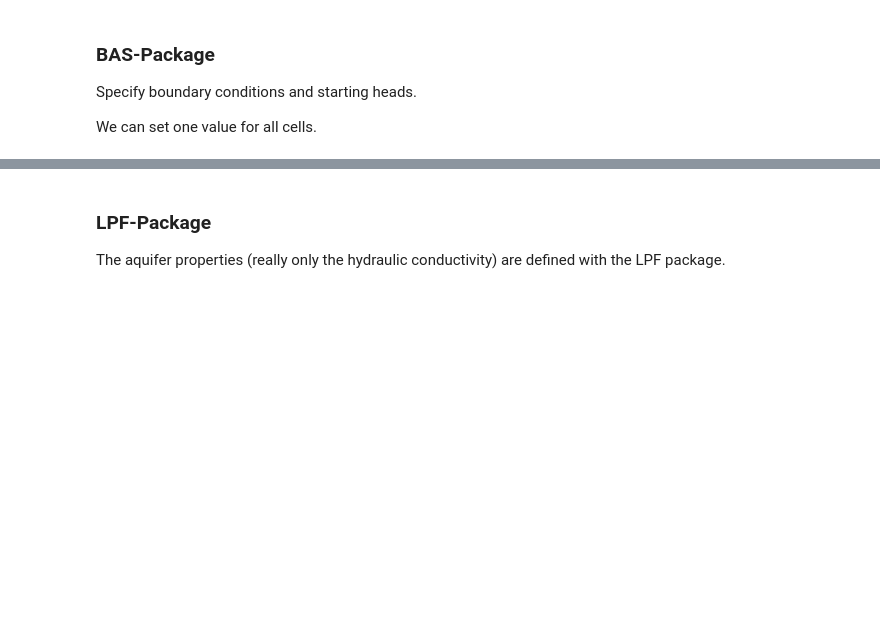
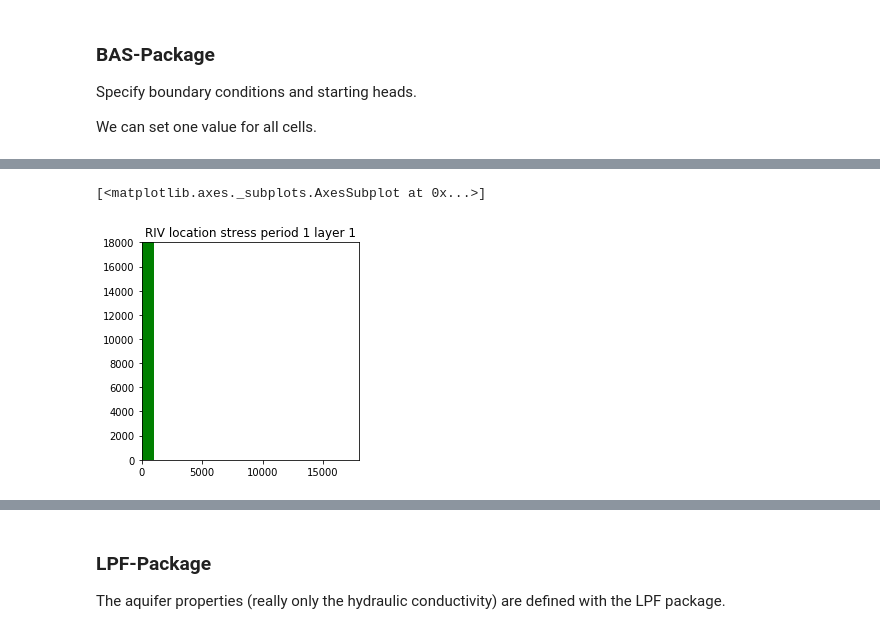
Before and after one commit to inowas/effective_groundwater_model_calibration_exercises, a Jupyter notebook: effective_groundwater_model_calibration.ipynb, the cells around one changed output, grey strips where cells are left out. Drawn from its saved outputs; the diff is of its cells as text; code cells hidden in the pictures; blank space fills up the shorter version.

```diff
--- a/effective_groundwater_model_calibration.ipynb
+++ b/effective_groundwater_model_calibration.ipynb
@@ -98,0 +107,16 @@ bas = flopy.modflow.ModflowBas(ml, ibound=ibound, strt=strt)
+# %%
+stage = 100
+cond = 1000
+rbot = 90
+
+rivSp = {0: []}
+
+for r in range(0, 18):
+    rivSp[0].append([0, r, 0, stage, cond, rbot])
+
+riv = flopy.modflow.ModflowRiv(ml, stress_period_data=rivSp)
+
+riv.plot(mflay=0)
+# %% [output]
+[<matplotlib.axes._subplots.AxesSubplot at 0x...>]
+[figure, added]
```
Also changed, not shown: parts of 12 cells of this notebook.
